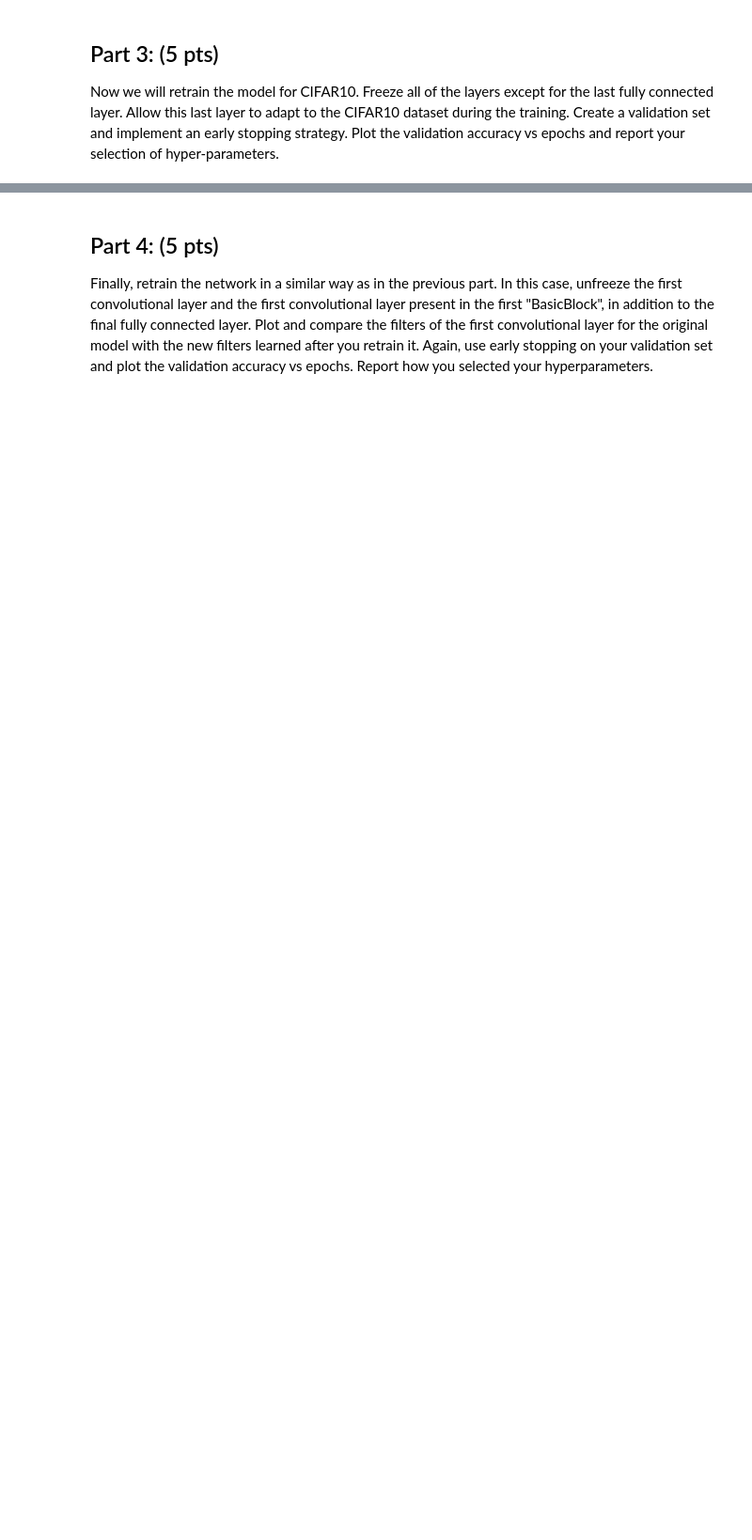
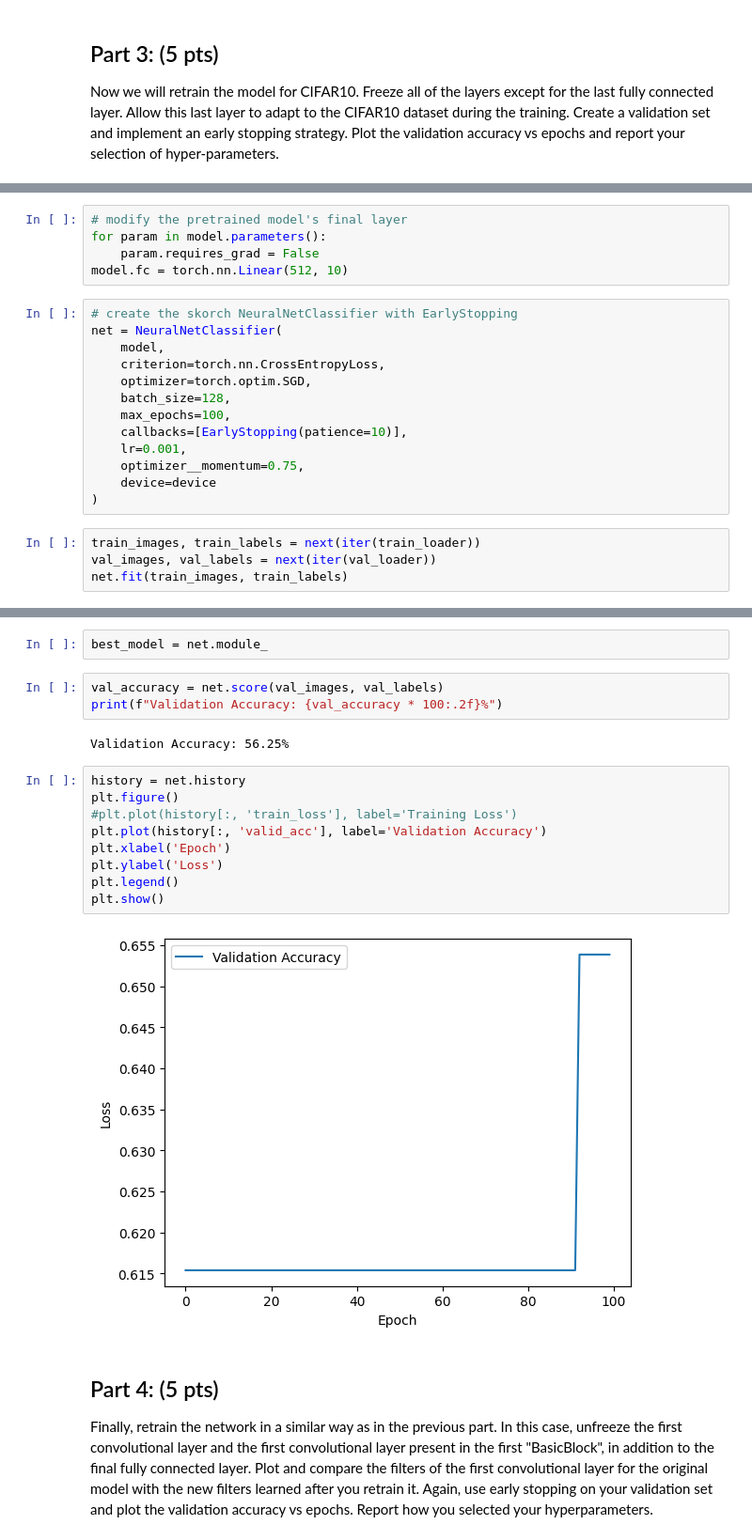
Before and after one commit to Jagardiner97/STAT-6685, a Jupyter notebook: HW4/src/transfer.ipynb, the cells around one changed output, grey strips where cells are left out. Shown at 94% size. Saved outputs shown, nothing was run; the diff lists cells and outputs as text; blank space fills up the shorter version.

```diff
--- a/HW4/src/transfer.ipynb
+++ b/HW4/src/transfer.ipynb
@@ -207,0 +194,22 @@ plt.imshow(output1layer[0, 10].detach())
+# %%
+# modify the pretrained model's final layer
+for param in model.parameters():
+    param.requires_grad = False
+model.fc = torch.nn.Linear(512, 10)
+# %%
+# create the skorch NeuralNetClassifier with EarlyStopping
+net = NeuralNetClassifier(
+    model,
+    criterion=torch.nn.CrossEntropyLoss,
+    optimizer=torch.optim.SGD,
+    batch_size=128,
+    max_epochs=100,
+    callbacks=[EarlyStopping(patience=10)],
+    lr=0.001,
+    optimizer__momentum=0.75,
+    device=device
+)
+# %%
+train_images, train_labels = next(iter(train_loader))
+val_images, val_labels = next(iter(val_loader))
+net.fit(train_images, train_labels)
@@ -208,3 +283,21 @@ plt.imshow(output1layer[0, 10].detach())
+# %%
+best_model = net.module_
+# %%
+val_accuracy = net.score(val_images, val_labels)
+print(f"Validation Accuracy: {val_accuracy * 100:.2f}%")
+# %% [output]
+Validation Accuracy: 56.25%
+# %%
+history = net.history
+plt.figure()
+#plt.plot(history[:, 'train_loss'], label='Training Loss')
+plt.plot(history[:, 'valid_acc'], label='Validation Accuracy')
+plt.xlabel('Epoch')
+plt.ylabel('Loss')
+plt.legend()
+plt.show()
+# %% [output]
+[figure, added]
 # %% [markdown]
 ## Part 4: (5 pts)
 Finally, retrain the network in a similar way as in the previous part. In this case, unfreeze the first convolutional layer and the first convolutional layer present in the first "BasicBlock", in addition to the final fully connected layer. Plot and compare the filters of the first convolutional layer for the original model with the new filters learned after you retrain it. Again, use early stopping on your validation set and plot the validation accuracy vs epochs. Report how you selected your hyperparameters.
```
Also changed, not shown: parts of 8 cells of this notebook.
